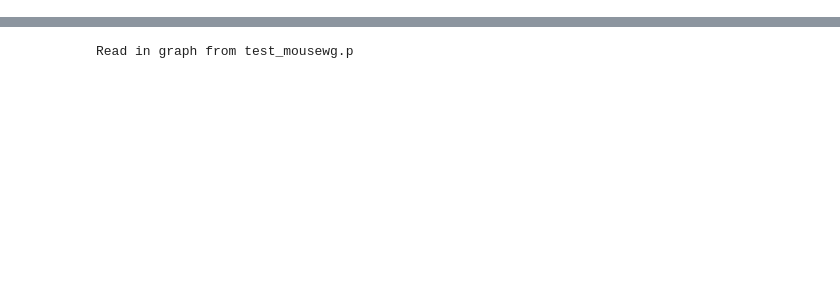
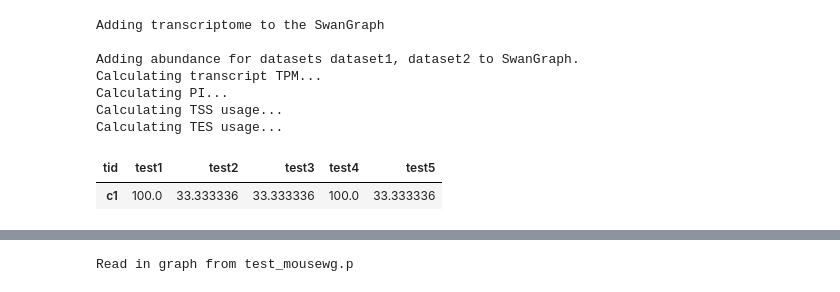
Before and after one commit to mortazavilab/swan_vis, a Jupyter notebook: tutorials/220212_fix_abundance.ipynb, the cells around one changed output, grey strips where cells are left out. Drawn from its saved outputs; the diff is of its cells as text; code cells hidden in the pictures; blank space fills up the shorter version.

```diff
--- a/tutorials/220212_fix_abundance.ipynb
+++ b/tutorials/220212_fix_abundance.ipynb
@@ -230,0 +490,19 @@ def add_abundance(sg, counts_file):
+# %%
+# test_calc_pi_2
+sg = swan.SwanGraph()
+sg.add_transcriptome('../testing/files/test_full.gtf')
+sg = add_abundance(sg, '../testing/files/test_ab_1.tsv')
+sg.adata.obs['cluster'] = 'c1'
+test_df, test_sums = calc_pi(sg.adata, sg.t_df, obs_col='cluster')
+
+test_df
+# %% [output]
+Adding transcriptome to the SwanGraph
+
+Adding abundance for datasets dataset1, dataset2 to SwanGraph.
+Calculating transcript TPM...
+Calculating PI...
+Calculating TSS usage...
+Calculating TES usage...
+| tid | test1 | test2 | test3 | test4 | test5 |
+| c1 | 100.0 | 33.333336 | 33.333336 | 100.0 | 33.333336 |
```
Also changed, not shown: parts of 21 cells of this notebook, 6 other files.
